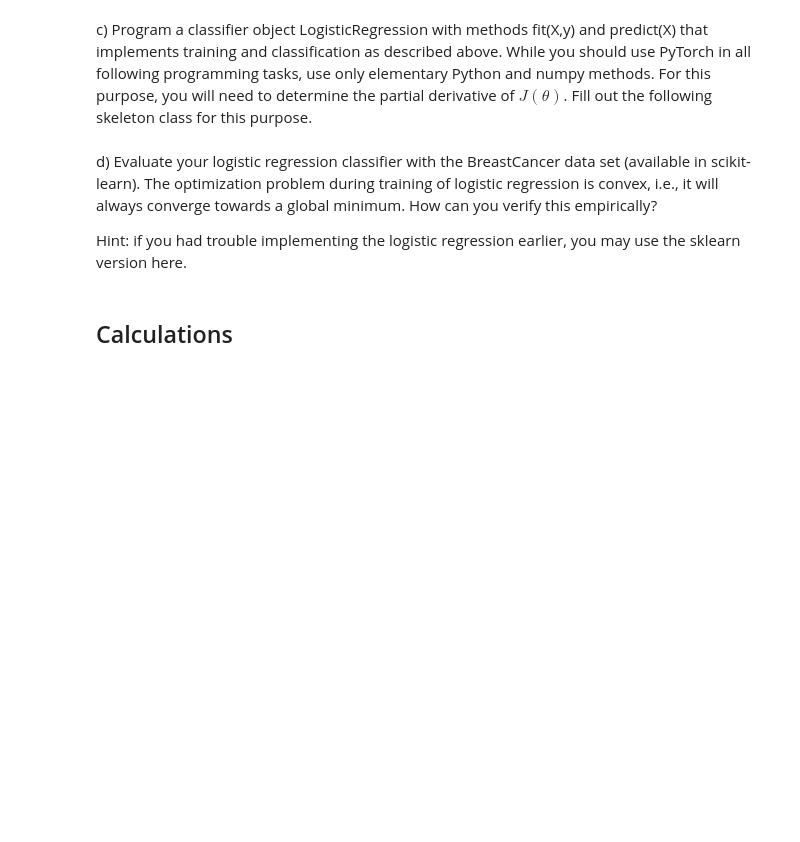
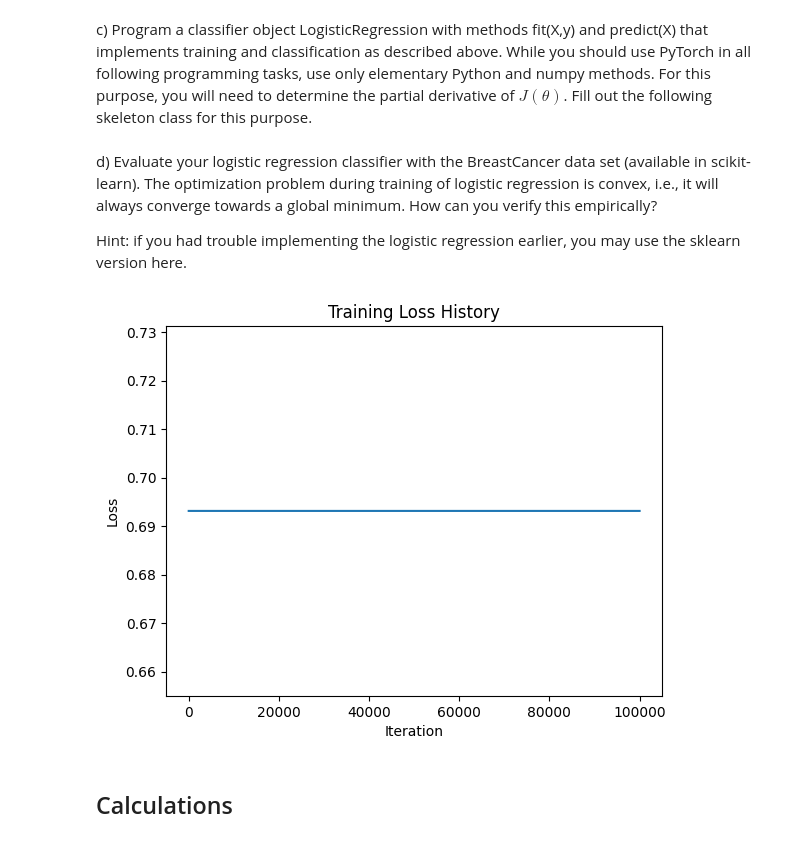
Before and after one commit to sharifbubuka/uni-bremen-aml-course, a Jupyter notebook: Sharif/exercise-1/Exercise_1_1.ipynb, the cells around one changed output. Drawn from its saved outputs; the diff is of its cells as text; code cells hidden in the pictures; blank space fills up the shorter version.

```diff
--- a/Sharif/exercise-1/Exercise_1_1.ipynb
+++ b/Sharif/exercise-1/Exercise_1_1.ipynb
@@ -266,9 +368,26 @@ d) Evaluate your logistic regression classifier with the BreastCancer data set (
 Hint: if you had trouble implementing the logistic regression earlier, you may use the sklearn version here.
 # %%
 from sklearn.datasets import load_breast_cancer
+from sklearn.model_selection import train_test_split
 
 (X,y) = load_breast_cancer(return_X_y=True)
 # implement
+
+X_train, X_test, y_train, y_test = train_test_split(X, y, test_size=0.2, random_state=42)
+
+my_lr_model = MyLogisticRegression()
+
+my_lr_model.fit(X_train, y_train)
+# %%
+plt.plot(my_lr_model.loss_history)
+plt.title('Training Loss History')
+plt.xlabel('Iteration')
+plt.ylabel('Loss')
+plt.show()
+
+# wrong visual result (its a line, not convex)
+# %% [output]
+[figure, added]
 # %% [markdown]
 ## Calculations
 # %% [markdown]
```
Also changed, not shown: parts of 4 cells of this notebook.
